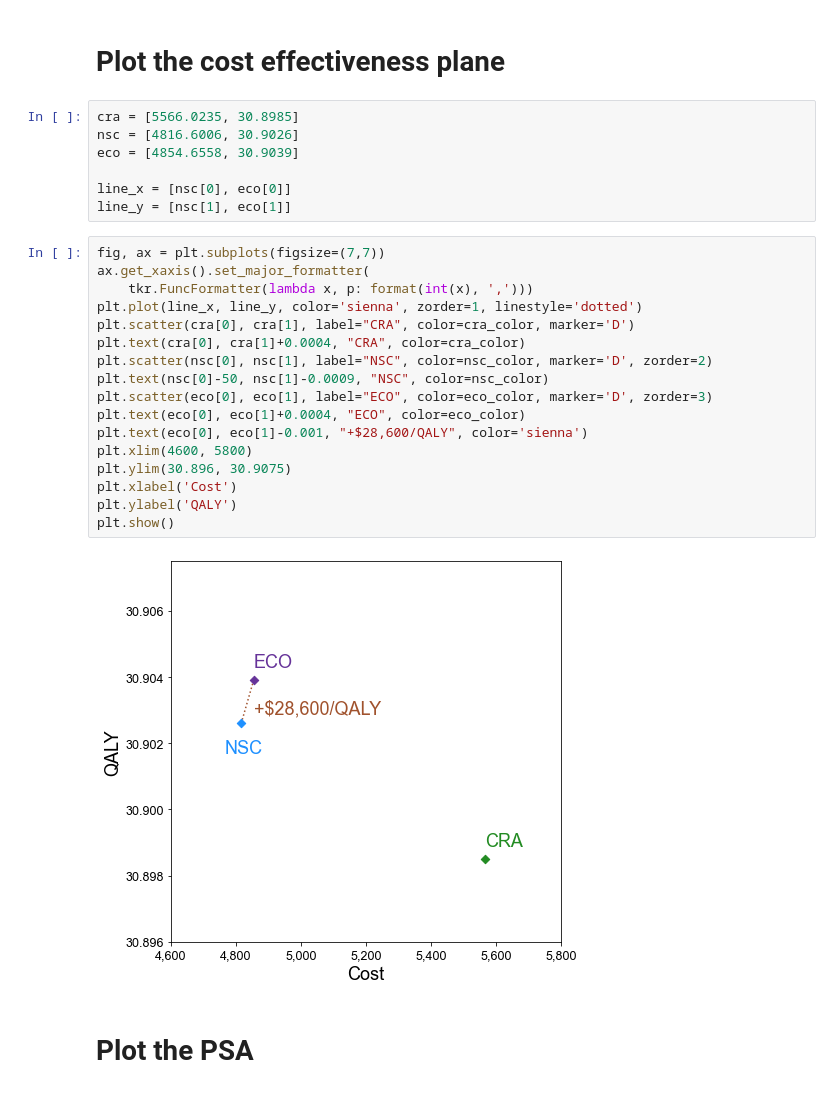
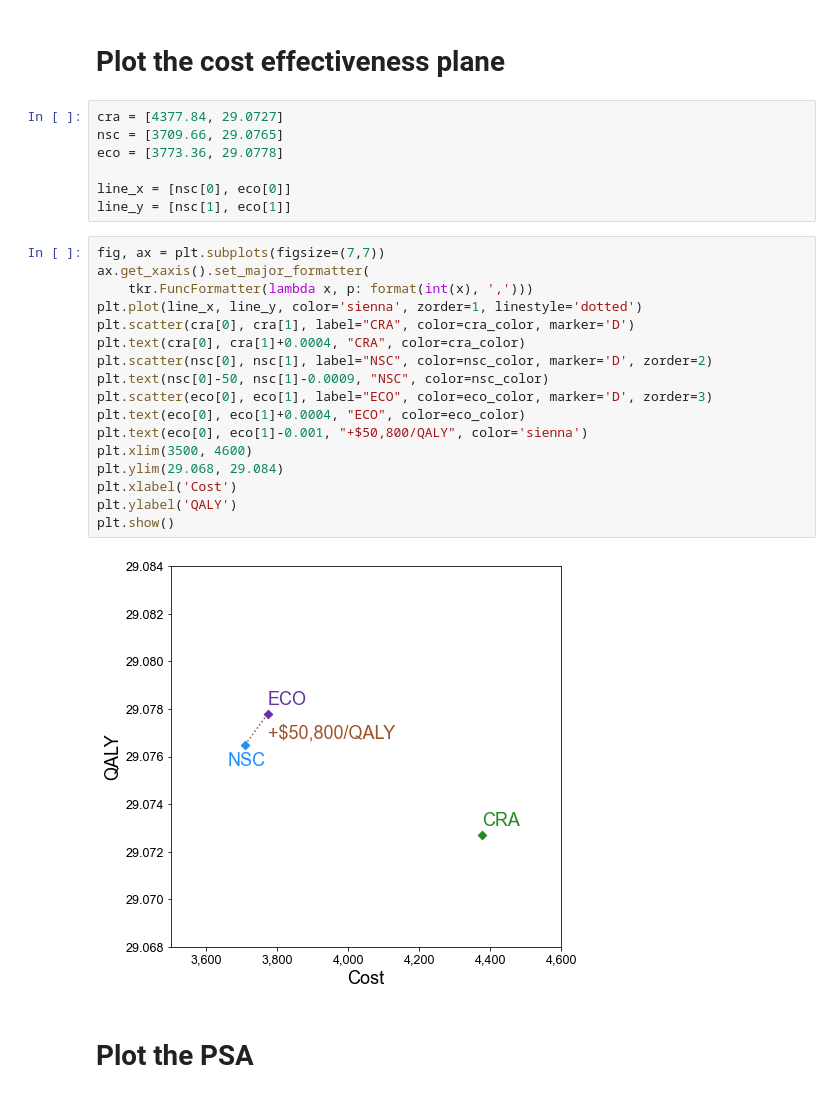
Before and after one commit to guanzgrace/cea-eos, a Jupyter notebook: Graphs-PSA.ipynb, the cells around one changed output. Saved outputs shown, nothing was run; the diff lists cells and outputs as text.

Commit message:
Updated graphs 4/20/21

```diff
--- a/Graphs-PSA.ipynb
+++ b/Graphs-PSA.ipynb
@@ -15,31 +15,31 @@ eco_color = 'rebeccapurple'
 # %% [markdown]
 # Plot the cost effectiveness plane
 # %%
-cra = [5566.0235, 30.8985]
-nsc = [4816.6006, 30.9026]
-eco = [4854.6558, 30.9039]
+cra = [4377.84, 29.0727]
+nsc = [3709.66, 29.0765]
+eco = [3773.36, 29.0778]
 
 line_x = [nsc[0], eco[0]]
 line_y = [nsc[1], eco[1]]
 # %%
 fig, ax = plt.subplots(figsize=(7,7))
 ax.get_xaxis().set_major_formatter(
     tkr.FuncFormatter(lambda x, p: format(int(x), ',')))
 plt.plot(line_x, line_y, color='sienna', zorder=1, linestyle='dotted')
 plt.scatter(cra[0], cra[1], label="CRA", color=cra_color, marker='D')
 plt.text(cra[0], cra[1]+0.0004, "CRA", color=cra_color)
 plt.scatter(nsc[0], nsc[1], label="NSC", color=nsc_color, marker='D', zorder=2)
 plt.text(nsc[0]-50, nsc[1]-0.0009, "NSC", color=nsc_color)
 plt.scatter(eco[0], eco[1], label="ECO", color=eco_color, marker='D', zorder=3)
 plt.text(eco[0], eco[1]+0.0004, "ECO", color=eco_color)
-plt.text(eco[0], eco[1]-0.001, "+$28,600/QALY", color='sienna')
-plt.xlim(4600, 5800)
-plt.ylim(30.896, 30.9075)
+plt.text(eco[0], eco[1]-0.001, "+$50,800/QALY", color='sienna')
+plt.xlim(3500, 4600)
+plt.ylim(29.068, 29.084)
 plt.xlabel('Cost')
 plt.ylabel('QALY')
 plt.show()
 # %% [output]
-[figure, old version]
+[figure, new version]
 # %% [markdown]
 # Plot the PSA
 # %%
```
Also changed, not shown: parts of 8 cells of this notebook, 57 other files.
